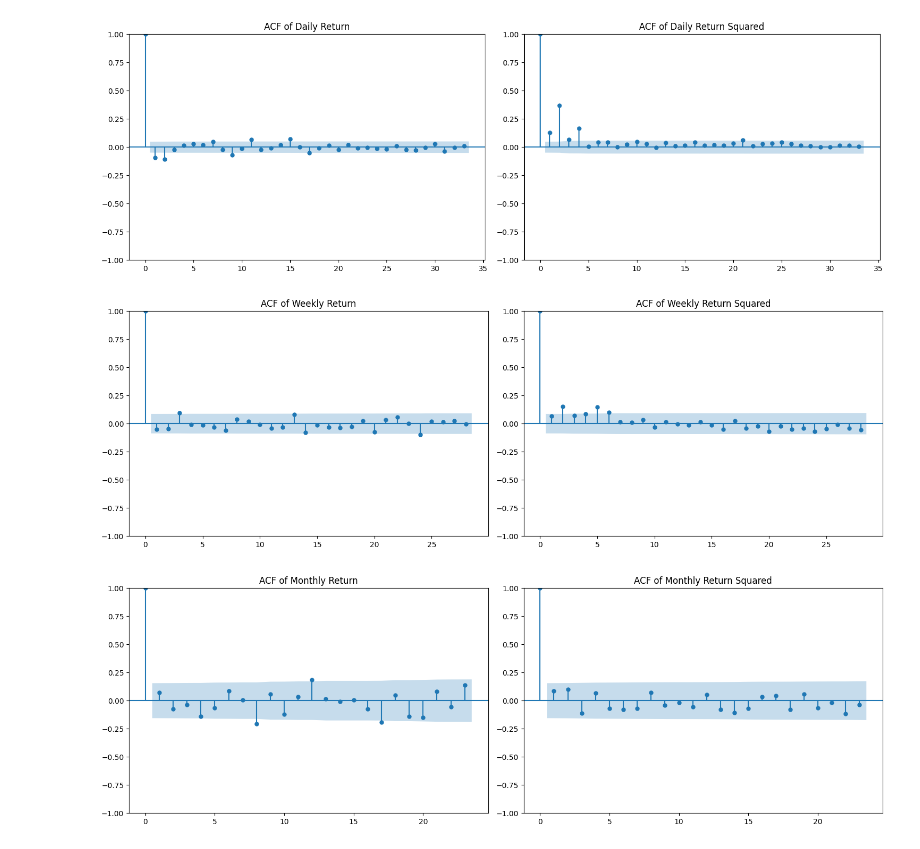
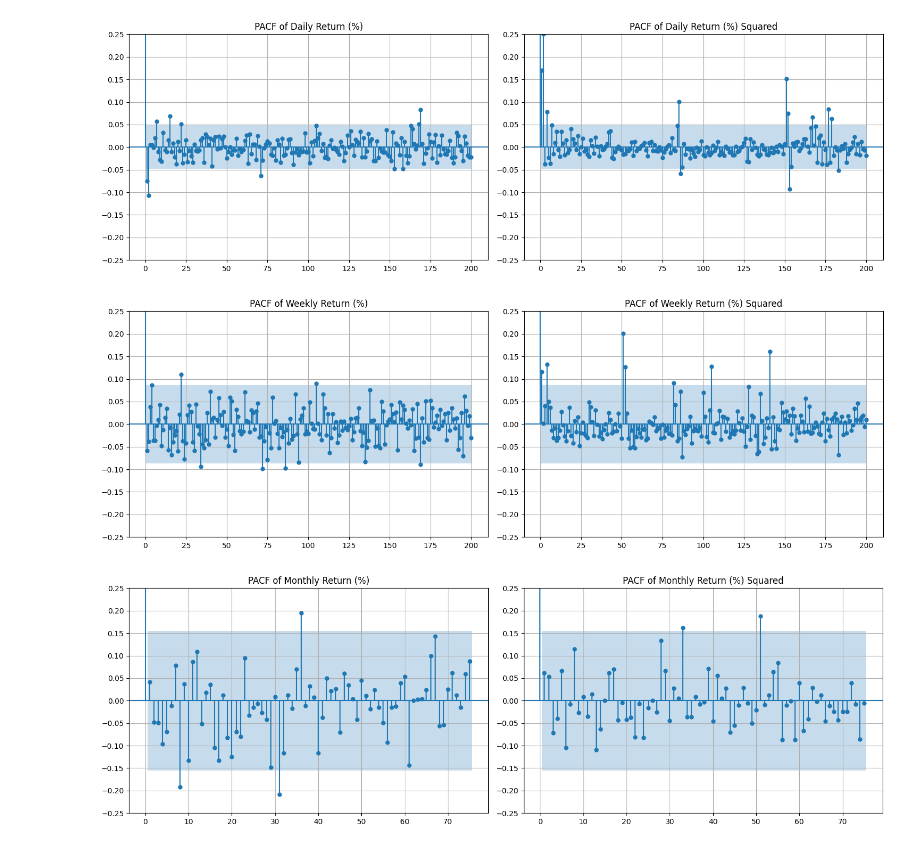
Before and after one commit to yadavayush7028/Volatility_Prediction, a Jupyter notebook: India_wheat_analysis.ipynb, the cells around one changed output. Cells and saved outputs as stored; diff of their text form; code cells hidden in the pictures.

```diff
--- a/India_wheat_analysis.ipynb
+++ b/India_wheat_analysis.ipynb
@@ -11,7 +11,24 @@ india_monthly = pd.read_csv('./Wheat Futures India Monthly (2007-22).csv',index_
+# %%
+india_daily.index = pd.to_datetime(india_daily.index, format='%d-%m-%Y')
+india_daily.index = india_daily.index.strftime('%d-%m-%Y')
+
+india_weekly.index = pd.to_datetime(india_weekly.index, format='%d-%m-%Y')
+india_weekly.index = india_weekly.index.strftime('%d-%m-%Y')
+
+india_monthly.index = pd.to_datetime(india_monthly.index, format='%d-%m-%Y')
+india_monthly.index = india_monthly.index.strftime('%d-%m-%Y')
 # %%
 india_daily = india_daily.replace({',': '', 'K':'', '%':''}, regex=True).astype(float)
 india_weekly = india_weekly.replace({',': '', 'K':'', '%':''}, regex=True).astype(float)
 india_monthly = india_monthly.replace({',': '', 'K':'', '%':''}, regex=True).astype(float)
+# %%
+india_daily = india_daily.iloc[::-1]
+india_weekly = india_weekly.iloc[::-1]
+india_monthly = india_monthly.iloc[::-1]
+
+india_daily = india_daily.drop('Change %', axis=1)
+india_weekly = india_weekly.drop('Change %', axis=1)
+india_monthly = india_monthly.drop('Change %', axis=1)
 # %%
 india_daily
 # %% [output]
@@ -87,24 +95,8 @@ india_weekly
 514 rows × 6 columns
-# %%
-india_daily['Daily Change (%)'] = dly_chng
-india_weekly['Weekly Change (%)'] = weekly_chng
-india_monthly['Monthly Change (%)'] = monthly_chng
-
-india_daily['Daily Change'] = dly_diff
-india_weekly['Weekly Change'] = weekly_diff
-india_monthly['Monthly Change'] = monthly_diff
-
-# india_daily['Returns (%)'] = dly_ret
-# india_weekly['Returns (%)'] = weekly_ret
-# india_monthly['Returns (%)'] = monthly_ret
 # %%
 india_daily['Daily Change (%) Squared'] = np.square(india_daily['Daily Change (%)'].values)
 india_weekly['Weekly Change (%) Squared'] = np.square(india_weekly['Weekly Change (%)'].values)
 india_monthly['Monthly Change (%) Squared'] = np.square(india_monthly['Monthly Change (%)'].values)
-
-india_daily['Daily Change Squared'] = np.square(india_daily['Daily Change'].values)
-india_weekly['Weekly Change Squared'] = np.square(india_weekly['Weekly Change'].values)
-india_monthly['Monthly Change Squared'] = np.square(india_monthly['Monthly Change'].values)
 # %%
 india_daily.head()
 # %% [output]
@@ -225,44 +223,59 @@ plt.show()
 fig, axs = plt.subplots(1, 2, figsize=(15, 5))
 
 # Plot in the first subplot
-plot_acf(india_daily[['Daily Change']], ax=axs[0], title='ACF of Daily Return')
-# axs[0].set_title('Weekly Return (%)')
+plot_pacf(india_daily[['Daily Change (%)']], ax=axs[0], title='PACF of Daily Return (%)', lags=no_of_lags)
+axs[0].set_ylim(-0.25, 0.25)
+axs[0].grid(True)
+axs[0].set_yticks(np.arange(-0.25, 0.3, 0.05))
 
 # Plot in the second subplot
-plot_acf(india_daily[['Daily Change Squared']], ax=axs[1], title='ACF of Daily Return Squared')
-# axs[1].set_title('Weekly Return (%) Squared')
-# Display the plots
+plot_pacf(india_daily[['Daily Change (%) Squared']], ax=axs[1], title='PACF of Daily Return (%) Squared', lags=no_of_lags)
+axs[1].set_ylim(-0.25, 0.25)
+axs[1].grid(True)
+axs[1].set_yticks(np.arange(-0.25, 0.3, 0.05))
+
 plt.tight_layout()
 plt.show()
 # %% [output]
-[figure, old version]
+[figure, new version]
 # %%
 fig, axs = plt.subplots(1, 2, figsize=(15, 5))
+plt.yticks(np.arange(-0.25, 0.3, 0.05))
 
 # Plot in the first subplot
-plot_acf(india_weekly[['Weekly Change']], ax=axs[0], title='ACF of Weekly Return')
-# axs[0].set_title('Weekly Return (%)')
+plot_pacf(india_weekly[['Weekly Change (%)']], ax=axs[0], title='PACF of Weekly Return (%)', lags=no_of_lags)
+axs[0].set_ylim(-0.25, 0.25)
+axs[0].grid(True)
+axs[0].set_yticks(np.arange(-0.25, 0.3, 0.05))
 
 # Plot in the second subplot
-plot_acf(india_weekly[['Weekly Change Squared']], ax=axs[1], title='ACF of Weekly Return Squared')
-# axs[1].set_title('Weekly Return (%) Squared')
+plot_pacf(india_weekly[['Weekly Change (%) Squared']], ax=axs[1], title='PACF of Weekly Return (%) Squared', lags=no_of_lags)
+axs[1].set_ylim(-0.25, 0.25)
+axs[1].grid(True)
+axs[1].set_yticks(np.arange(-0.25, 0.3, 0.05))
+
 # Display the plots
 plt.tight_layout()
+#plt.grid(True)
 plt.show()
 # %% [output]
-[figure, old version]
+[figure, new version]
 # %%
 fig, axs = plt.subplots(1, 2, figsize=(15, 5))
 
 # Plot in the first subplot
-plot_acf(india_monthly[['Monthly Change']], ax=axs[0], title='ACF of Monthly Return')
-# axs[0].set_title('Weekly Return (%)')
+plot_pacf(india_monthly[['Monthly Change (%)']], ax=axs[0], title='PACF of Monthly Return (%)', lags=75)
+axs[0].set_ylim(-0.25, 0.25)
+axs[0].grid(True)
+axs[0].set_yticks(np.arange(-0.25, 0.3, 0.05))
 
 # Plot in the second subplot
-plot_acf(india_monthly[['Monthly Change Squared']], ax=axs[1], title='ACF of Monthly Return Squared')
-# axs[1].set_title('Weekly Return (%) Squared')
+plot_pacf(india_monthly[['Monthly Change (%) Squared']], ax=axs[1], title='PACF of Monthly Return (%) Squared', lags=75)
+axs[1].set_ylim(-0.25, 0.25)
+axs[1].grid(True)
+axs[1].set_yticks(np.arange(-0.25, 0.3, 0.05))
 # Display the plots
 plt.tight_layout()
 plt.show()
 # %% [output]
-[figure, old version]
+[figure, new version]
```
Also changed, not shown: parts of 20 cells of this notebook, 21 other files.
